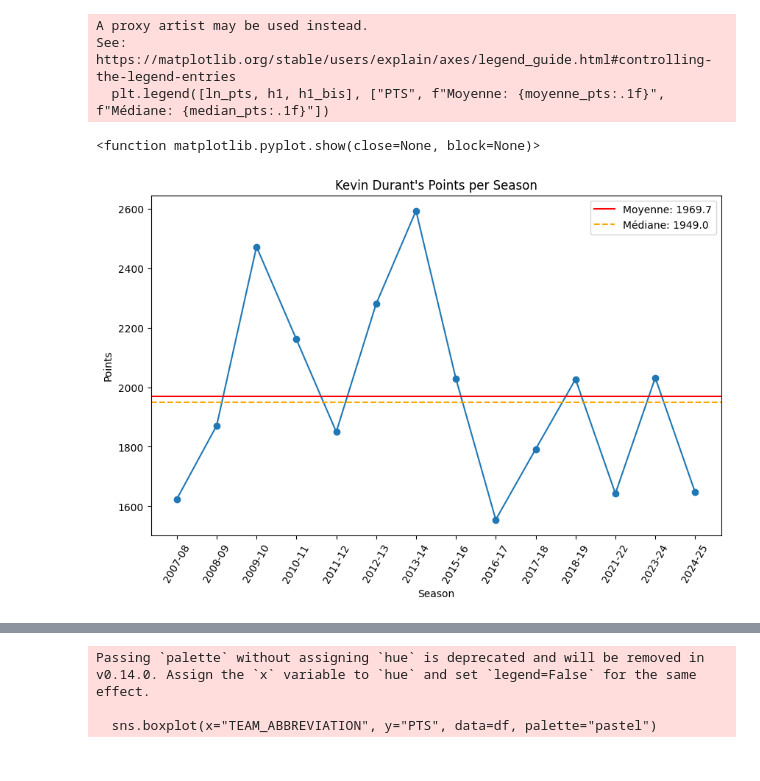
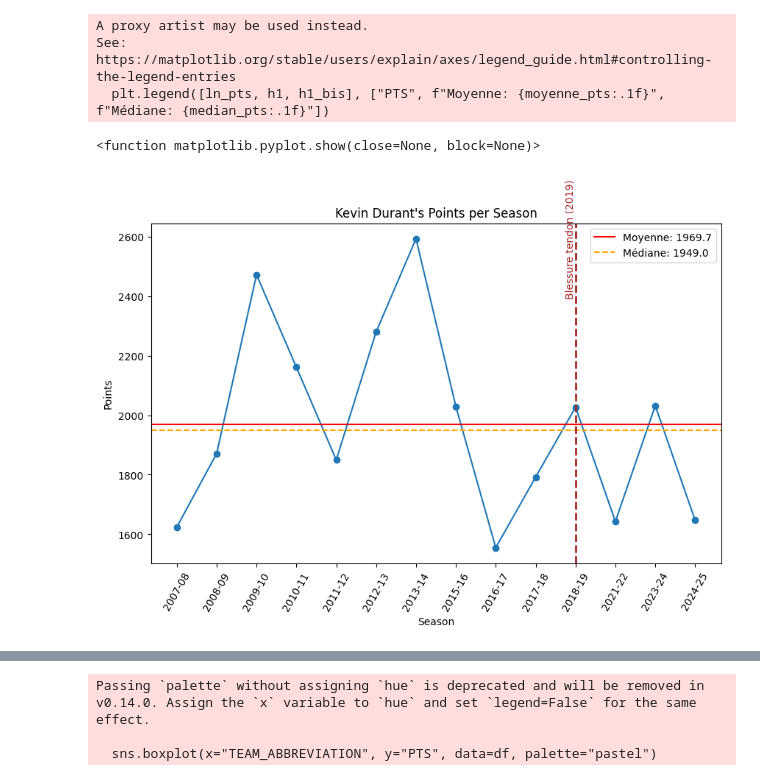
Before and after one commit to DevTounsi/nba-analytics, a Jupyter notebook: notebooks/02_eda.ipynb, the cells around one changed output, grey strips where cells are left out. Cells and saved outputs as stored; diff of their text form; code cells hidden in the pictures.

```diff
--- a/notebooks/02_eda.ipynb
+++ b/notebooks/02_eda.ipynb
@@ -25,24 +25,27 @@ print(df)
 # %%
 import matplotlib.pyplot as plt
 
 plt.figure(figsize=(10, 6))
 ln_pts = plt.plot(df['SEASON_ID'], df['PTS'], marker='o')
 moyenne_pts = df["PTS"].mean()
 median_pts = df["PTS"].median()
 h1 = plt.axhline(moyenne_pts, color="red", linestyle="-")
 h1_bis = plt.axhline(median_pts, color="orange", linestyle="--")
+plt.axvline(x="2018-19", color="brown", linestyle="--", linewidth=2)
+plt.text("2018-19", df["PTS"].max(), "Blessure tendon (2019)",
+         rotation=90, color="brown", ha="right", va="center")
 plt.legend([ln_pts, h1, h1_bis], ["PTS", f"Moyenne: {moyenne_pts:.1f}", f"Médiane: {median_pts:.1f}"])
 plt.title("Kevin Durant's Points per Season")
 plt.xlabel("Season")
 plt.ylabel("Points")
 plt.xticks(rotation=60)
 plt.show
 # %% [output]
 A proxy artist may be used instead.
 See: https://matplotlib.org/stable/users/explain/axes/legend_guide.html#controlling-the-legend-entries
   plt.legend([ln_pts, h1, h1_bis], ["PTS", f"Moyenne: {moyenne_pts:.1f}", f"Médiane: {median_pts:.1f}"])
 <function matplotlib.pyplot.show(close=None, block=None)>
-[figure, old version]
+[figure, new version]
 # %%
 plt.figure(figsize=(10, 6))
 ln_eff = plt.plot(df['SEASON_ID'], df['EFF'], marker='o')
```
Also changed, not shown: parts of 4 cells of this notebook.
